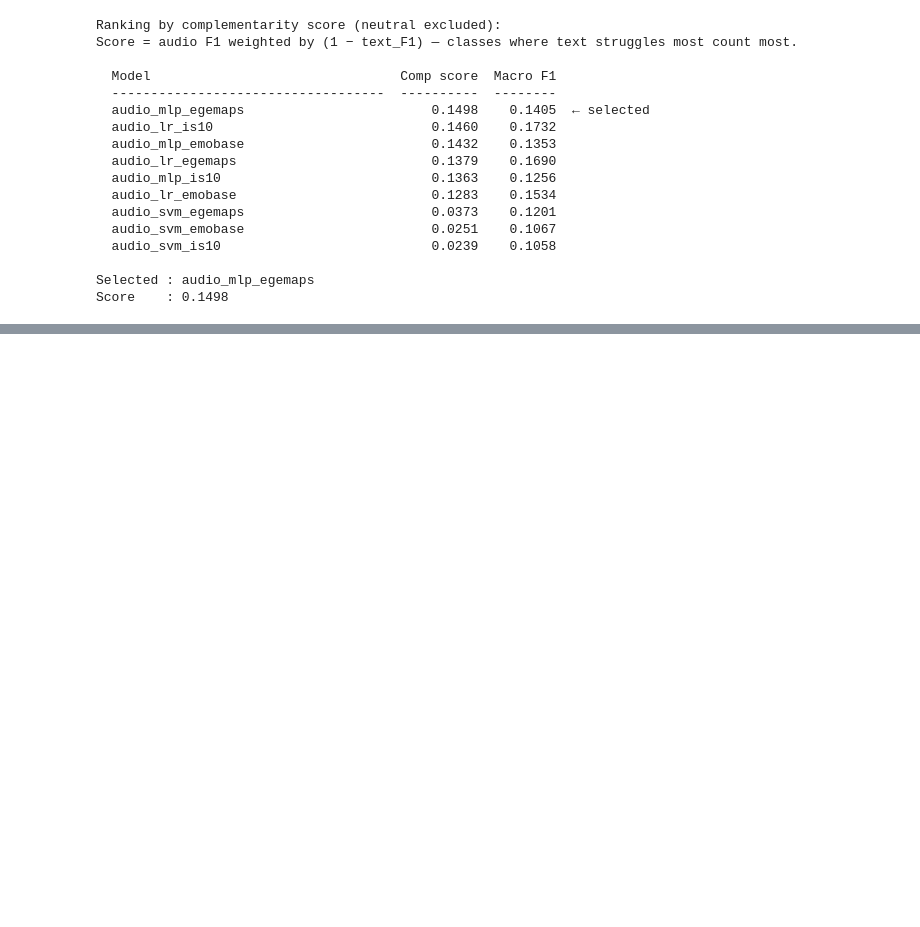
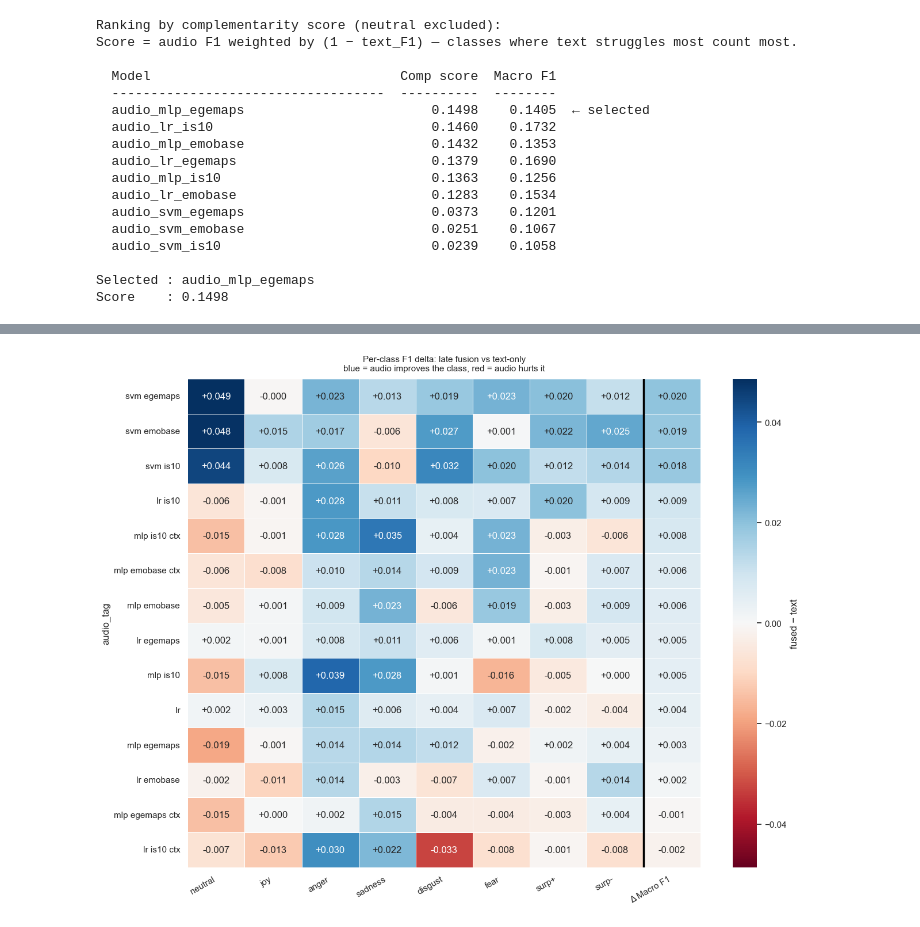
Before and after one commit to pvijayasures/NLP_P3, a Jupyter notebook: notebook/multimodal_experiments.ipynb, the cells around one changed output, grey strips where cells are left out. Saved outputs shown, nothing was run; the diff lists cells and outputs as text; code cells hidden in the pictures; blank space fills up the shorter version.

```diff
--- a/notebook/multimodal_experiments.ipynb
+++ b/notebook/multimodal_experiments.ipynb
@@ -748,0 +782,34 @@ Shapes      : train (9982, 776)  dev (1106, 776)  test (2610, 776)
+# %%
+# Per-class delta heatmap: each row is one fusion variant, each cell is fused_F1 − text_F1.
+_text_per = {COL_NAMES[c]: json.loads(get_metrics_path('text_roberta').read_text())['per_class'][c]['f1']
+             for c in EMOTION_LABELS}
+
+_class_cols = list(COL_NAMES.values())
+
+_delta_rows = []
+for _, row in df_late.iterrows():
+    _delta_rows.append({
+        **{col: row[col] - _text_per[col] for col in _class_cols},
+        'Δ Macro F1': row['delta_mf1'],
+    })
+_df_late_delta = pd.DataFrame(
+    _delta_rows,
+    index=df_late['audio_tag'].str.replace('audio_', '').str.replace('_', ' '),
+)
+
+_vmax = max(abs(_df_late_delta.values.min()), abs(_df_late_delta.values.max()))
+
+fig, ax = plt.subplots(figsize=(13, 0.6 * len(_df_late_delta) + 1.5))
+sns.heatmap(_df_late_delta, annot=True, fmt='+.3f', cmap='RdBu',
+            vmin=-_vmax, vmax=_vmax, center=0, linewidths=0.4, ax=ax,
+            cbar_kws={'label': 'fused − text'})
+ax.axvline(len(_class_cols), color='black', linewidth=2.5)
+ax.set_title('Per-class F1 delta: late fusion vs text-only\nblue = audio improves the class, red = audio hurts it',
+             fontsize=11, pad=10)
+ax.set_xlabel('')
+plt.xticks(rotation=30, ha='right')
+plt.tight_layout()
+plt.savefig(OUTPUTS_DIR / 'plots' / 'late_fusion_perclass_delta.png', dpi=150, bbox_inches='tight')
+plt.show()
+# %% [output]
+[figure, added]
```
Also changed, not shown: parts of 63 cells of this notebook.
